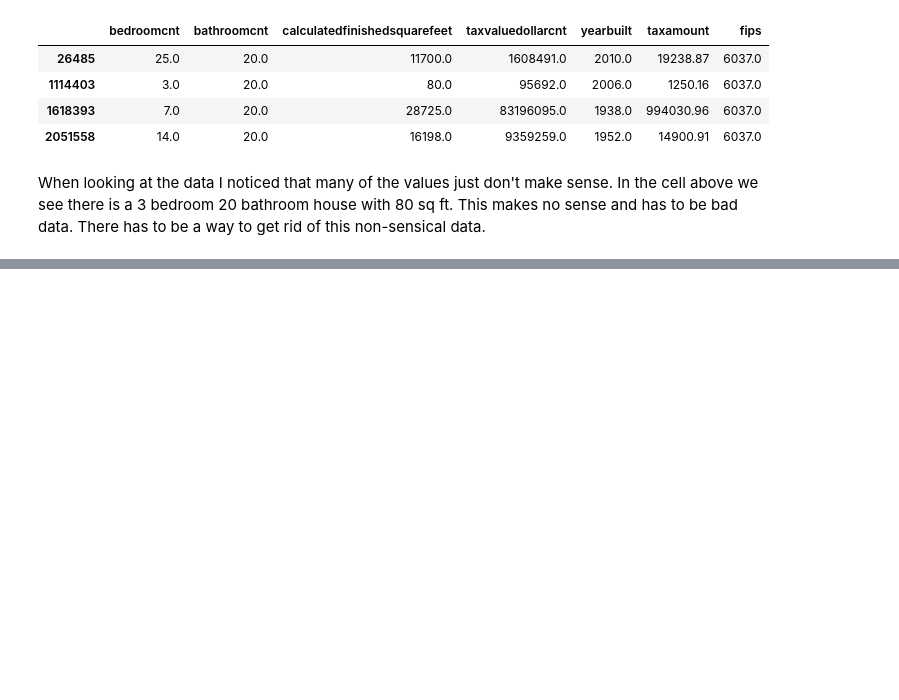
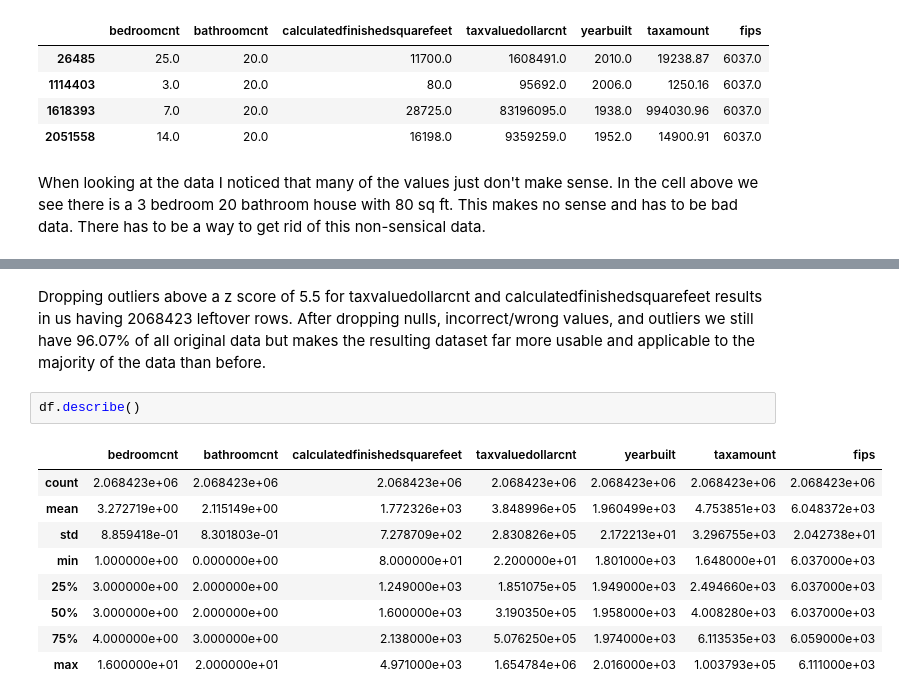
Before and after one commit to AndrewRachuig/regression-exercises, a Jupyter notebook: wrangle.ipynb, the cells around one changed output, grey strips where cells are left out. Saved outputs shown, nothing was run; the diff lists cells and outputs as text; blank space fills up the shorter version.

```diff
--- a/wrangle.ipynb
+++ b/wrangle.ipynb
@@ -434,0 +481,14 @@ When looking at the data I noticed that many of the values just don't make sense
+# %% [markdown]
+Dropping outliers above a z score of 5.5 for taxvaluedollarcnt and calculatedfinishedsquarefeet results in us having 2068423 leftover rows. After dropping nulls, incorrect/wrong values, and outliers we still have 96.07% of all original data but makes the resulting dataset far more usable and applicable to the majority of the data than before.
+# %%
+df.describe()
+# %% [output]
+|  | bedroomcnt | bathroomcnt | calculatedfinishedsquarefeet | taxvaluedollarcnt | yearbuilt | taxamount | fips |
+| count | 2.068423e+06 | 2.068423e+06 | 2.068423e+06 | 2.068423e+06 | 2.068423e+06 | 2.068423e+06 | 2.068423e+06 |
+| mean | 3.272719e+00 | 2.115149e+00 | 1.772326e+03 | 3.848996e+05 | 1.960499e+03 | 4.753851e+03 | 6.048372e+03 |
+| std | 8.859418e-01 | 8.301803e-01 | 7.278709e+02 | 2.830826e+05 | 2.172213e+01 | 3.296755e+03 | 2.042738e+01 |
+| min | 1.000000e+00 | 0.000000e+00 | 8.000000e+01 | 2.200000e+01 | 1.801000e+03 | 1.648000e+01 | 6.037000e+03 |
+| 25% | 3.000000e+00 | 2.000000e+00 | 1.249000e+03 | 1.851075e+05 | 1.949000e+03 | 2.494660e+03 | 6.037000e+03 |
+| 50% | 3.000000e+00 | 2.000000e+00 | 1.600000e+03 | 3.190350e+05 | 1.958000e+03 | 4.008280e+03 | 6.037000e+03 |
+| 75% | 4.000000e+00 | 3.000000e+00 | 2.138000e+03 | 5.076250e+05 | 1.974000e+03 | 6.113535e+03 | 6.059000e+03 |
+| max | 1.600000e+01 | 2.000000e+01 | 4.971000e+03 | 1.654784e+06 | 2.016000e+03 | 1.003793e+05 | 6.111000e+03 |
```
Also changed, not shown: parts of 22 cells of this notebook, 1 other file.
